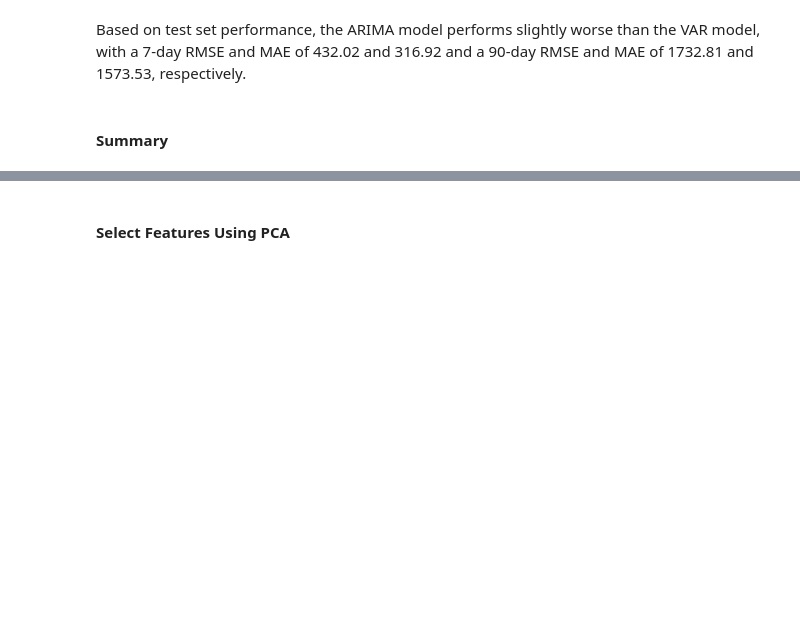
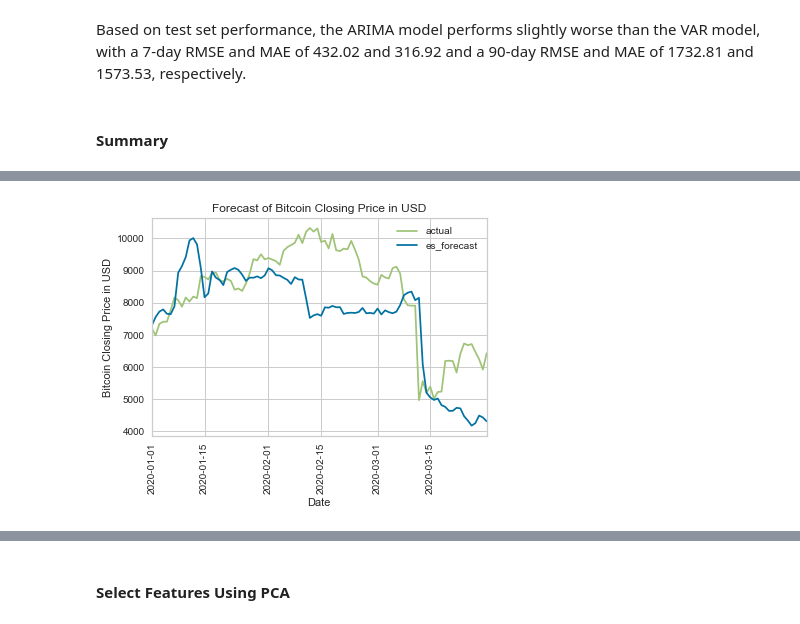
Before and after one commit to happyheppler/Thinkful-Module-38, a Jupyter notebook: module38_capstone.ipynb, the cells around one changed output, grey strips where cells are left out. Saved outputs shown, nothing was run; the diff lists cells and outputs as text; code cells hidden in the pictures; blank space fills up the shorter version.

```diff
--- a/module38_capstone.ipynb
+++ b/module38_capstone.ipynb
@@ -1451,0 +1523,13 @@ As an aside, I will test the ability of a random forest regressor to predict bit
+# %%
+# Plot actual versus forecasted bitcoin prices
+plt.plot(actual['date'], actual['actual_close'], c='g', label='actual')
+plt.plot(actual['date'], actual['es_forecast'], c='b', label='es_forecast')
+plt.xlim([datetime.date(2020, 1, 1)], [datetime.date(2020, 3, 30)])
+plt.title('Forecast of Bitcoin Closing Price in USD')
+plt.xlabel('Date')
+plt.ylabel('Bitcoin Closing Price in USD')
+plt.xticks(rotation=90)
+plt.legend()
+plt.show()
+# %% [output]
+[figure, added]
```
Also changed, not shown: parts of 74 cells of this notebook.
